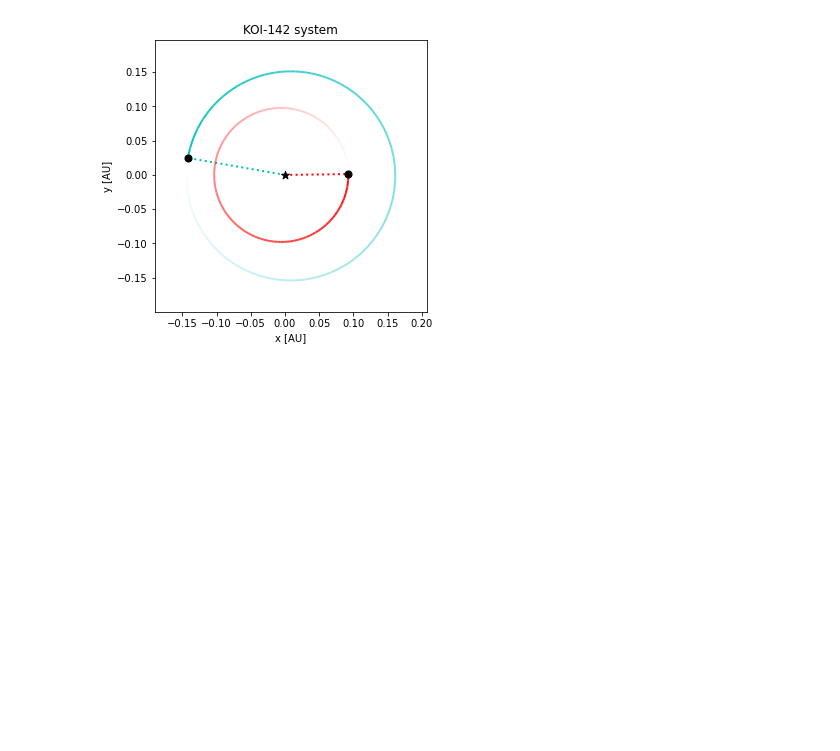
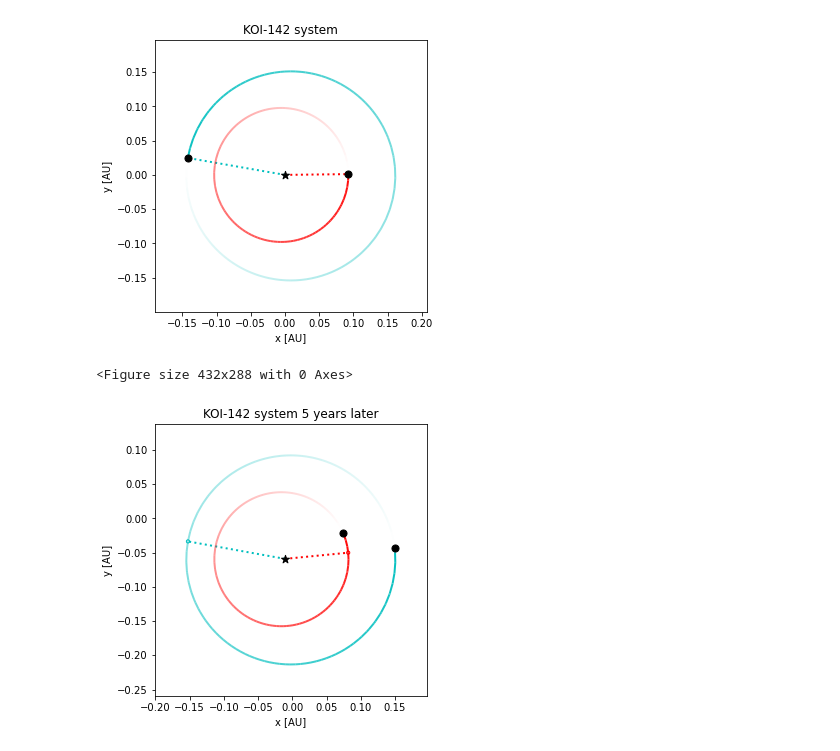
Before and after one commit to gavinkhung/planetary-system-simulation, a Jupyter notebook: exoplanets.ipynb, the cells around one changed output. Drawn from its saved outputs; the diff is of its cells as text; code cells hidden in the pictures; blank space fills up the shorter version.

Commit message:
Added code to show orbits n years later

```diff
--- a/exoplanets.ipynb
+++ b/exoplanets.ipynb
@@ -82,3 +82,14 @@ plt.show()
 # %% [output]
 <Figure size 432x288 with 0 Axes>
 [figure]
+# %%
+step_in_time = 5
+sim.integrate(step_in_time)
+
+plt.figure()
+fig = rebound.OrbitPlot(sim, unitlabel="[AU]", periastron=True, color=True, lw=2)
+plt.title(f"{star_name} system {step_in_time} years later")
+plt.show()
+# %% [output]
+<Figure size 432x288 with 0 Axes>
+[figure, added]
```
